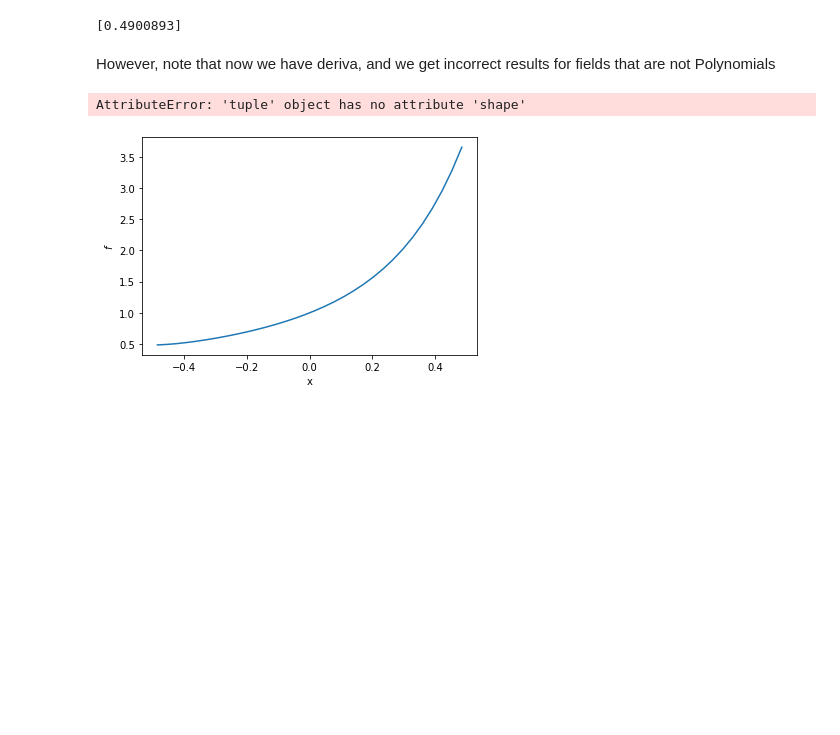
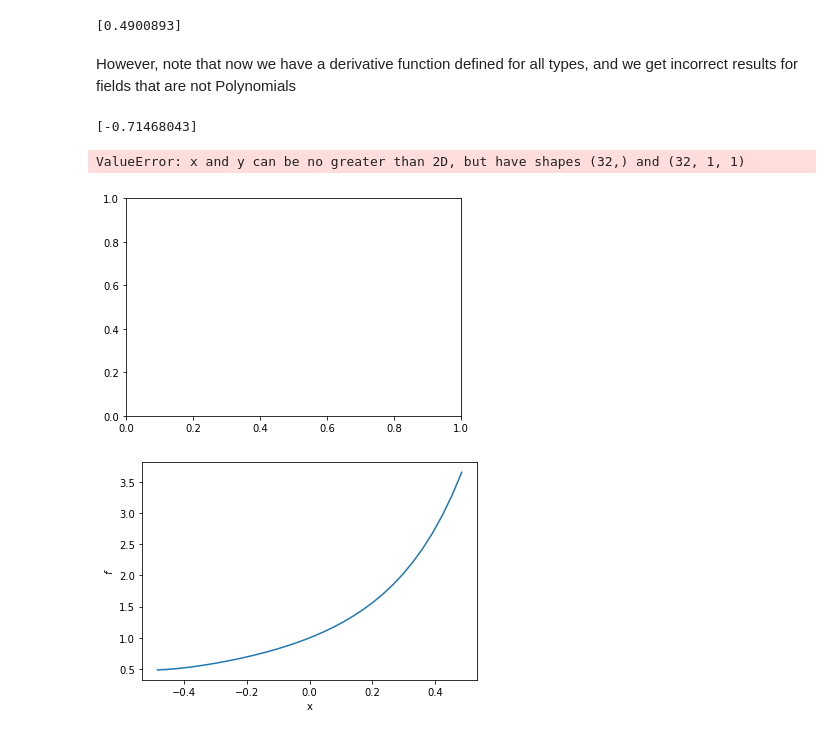
Before and after one commit to ucl-bug/jaxdf, a Jupyter notebook: docs/notebooks/api_discretization.ipynb, the cells around one changed output. Drawn from its saved outputs; the diff is of its cells as text; code cells hidden in the pictures; blank space fills up the shorter version.

```diff
--- a/docs/notebooks/api_discretization.ipynb
+++ b/docs/notebooks/api_discretization.ipynb
@@ -51,7 +54,7 @@ Let's look at the field over the domain `get_field_on_grid()` method
 from matplotlib import pyplot as plt
 
 def show_field(u, domain):
-    plt.plot(domain.spatial_axis[0], u.get_field_on_grid())
+    plt.plot(domain.spatial_axis[0], u.on_grid)
     plt.xlabel("x")
     plt.ylabel("$f$")
     plt.show()
@@ -146,20 +149,23 @@ print(_)
 # %% [output]
 [0.4900893]
 # %% [markdown]
-However, note that now we have deriva, and we get incorrect results for fields that are not Polynomials
+However, note that now we have a derivative function defined for all types, and we get incorrect results for fields that are not Polynomials
 # %%
 def sinfun(params, x):
     theta = jnp.sum(params) # dummy operation to make the parameter vector a scalar
-    return jnp.sin(theta*x),0
+    return jnp.expand_dims(jnp.sin(theta*x), -1)
 
 params = u.params
+print(sinfun(params, 1.0))
 sin = Continuous(params, domain, sinfun)
 show_field(sin, domain)
 
 _ = f(sin)
 print(_)
 # %% [output]
-AttributeError: 'tuple' object has no attribute 'shape'
+[-0.71468043]
+ValueError: x and y can be no greater than 2D, but have shapes (32,) and (32, 1, 1)
+[figure, added]
 # %%
 z = derivative(sin)
 show_field(z, domain)
```
Also changed, not shown: parts of 5 cells of this notebook, 2 other files.
